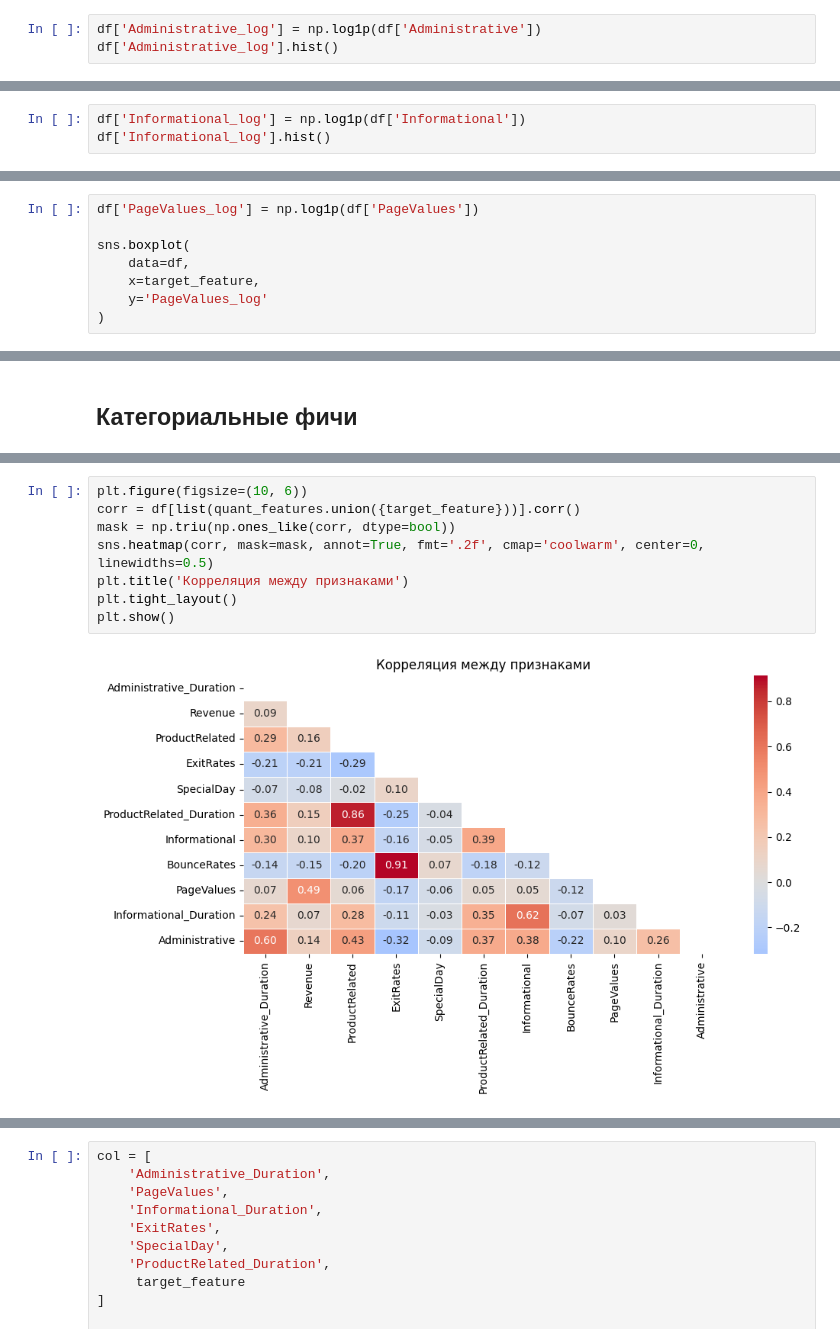
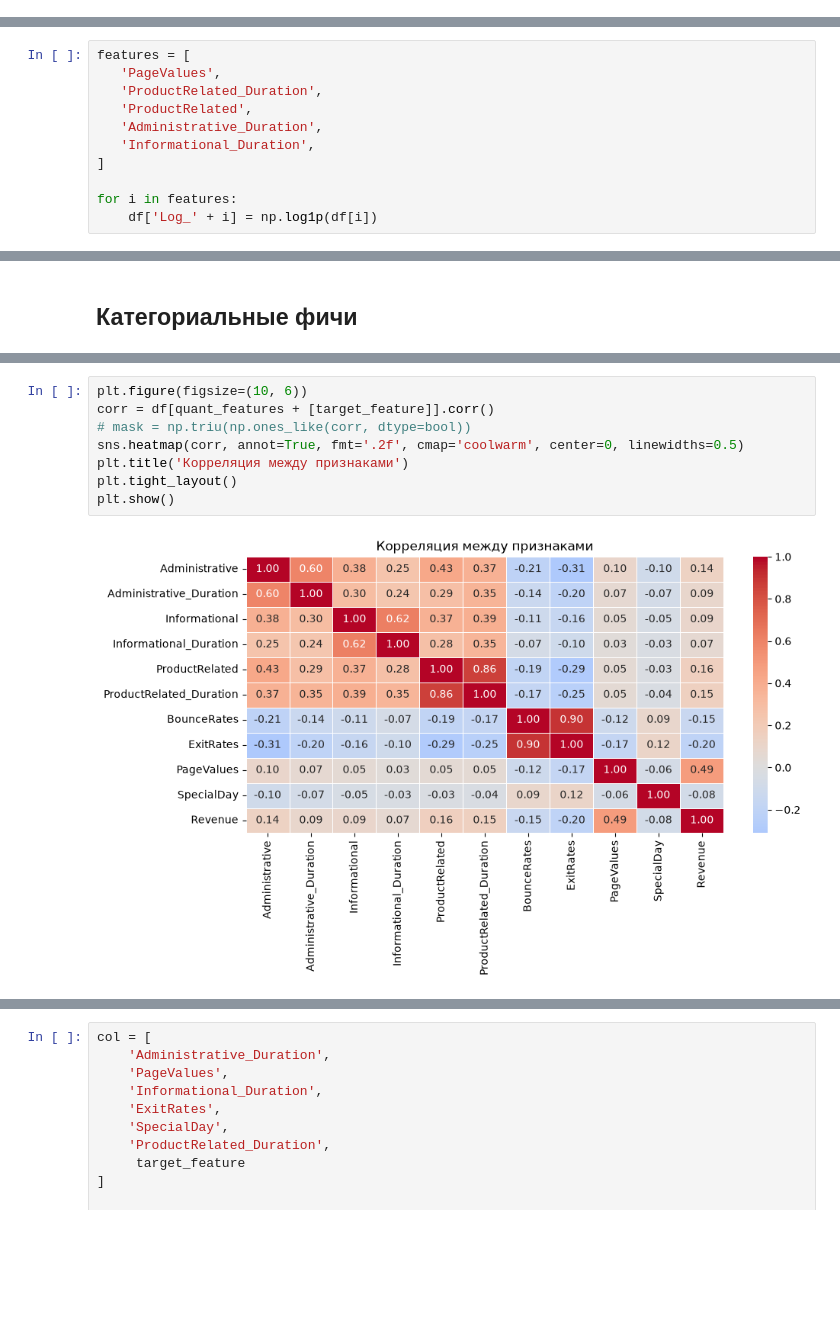
Before and after one commit to rofeleo/ml_hw, a Jupyter notebook: research.ipynb, the cells around one changed output, grey strips where cells are left out. Saved outputs shown, nothing was run; the diff lists cells and outputs as text; blank space fills up the shorter version.

```diff
--- a/research.ipynb
+++ b/research.ipynb
@@ -197,3 +186,0 @@ sns.boxplot(x=target_feature, y='Informational_Duration_log', data=df)
-# %%
-df['Administrative_log'] = np.log1p(df['Administrative'])
-df['Administrative_log'].hist()
@@ -208,3 +186,0 @@ sns.boxplot(x=target_feature, y='Administrative_log', data=df)
-# %%
-df['Informational_log'] = np.log1p(df['Informational'])
-df['Informational_log'].hist()
@@ -219,8 +186,0 @@ sns.boxplot(x=target_feature, y='Informational_log', data=df)
-# %%
-df['PageValues_log'] = np.log1p(df['PageValues'])
-
-sns.boxplot(
-    data=df,
-    x=target_feature,
-    y='PageValues_log'
-)
@@ -234,0 +187,11 @@ df['PageValues_log'].hist()
+# %%
+features = [
+   'PageValues',
+   'ProductRelated_Duration',
+   'ProductRelated',
+   'Administrative_Duration',
+   'Informational_Duration',
+]
+
+for i in features:
+    df['Log_' + i] = np.log1p(df[i])
@@ -330,10 +285,10 @@ plt.show()
 # %%
 plt.figure(figsize=(10, 6))
-corr = df[list(quant_features.union({target_feature}))].corr()
-mask = np.triu(np.ones_like(corr, dtype=bool))
-sns.heatmap(corr, mask=mask, annot=True, fmt='.2f', cmap='coolwarm', center=0, linewidths=0.5)
+corr = df[quant_features + [target_feature]].corr()
+# mask = np.triu(np.ones_like(corr, dtype=bool))
+sns.heatmap(corr, annot=True, fmt='.2f', cmap='coolwarm', center=0, linewidths=0.5)
 plt.title('Корреляция между признаками')
 plt.tight_layout()
 plt.show()
 # %% [output]
-[figure, old version]
+[figure, new version]
```
Also changed, not shown: parts of 42 cells of this notebook.
